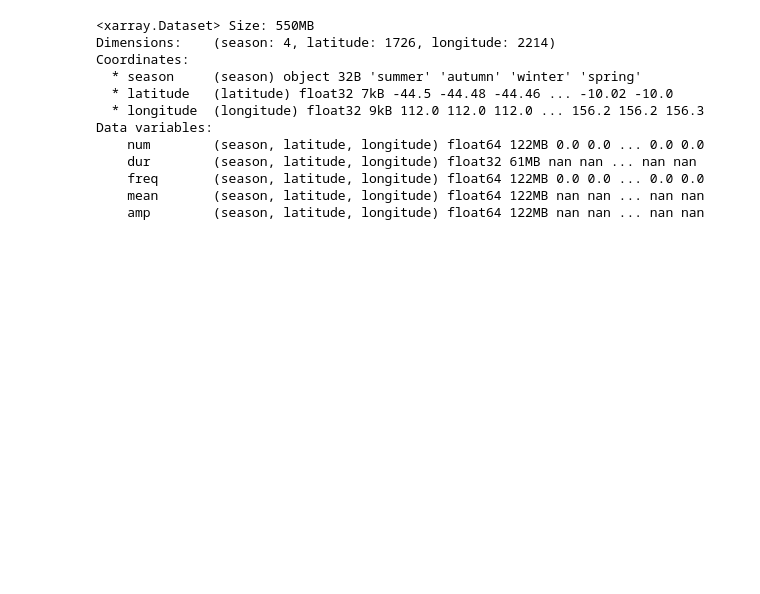
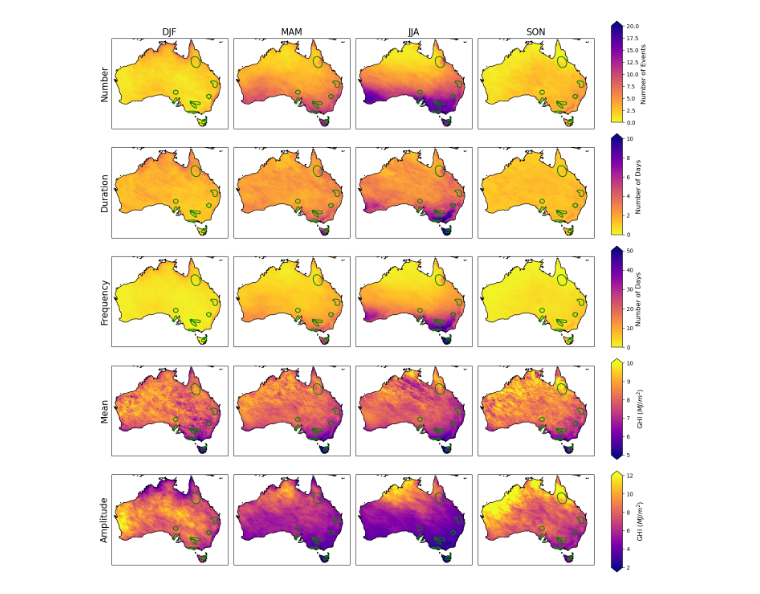
Before and after one commit to cdoedens/aus-historical-solar-droughts, a Jupyter notebook: code/python/notebooks/metric-maps.ipynb, the cells around one changed output. Cells and saved outputs as stored; diff of their text form; code cells hidden in the pictures; blank space fills up the shorter version.

```diff
--- a/code/python/notebooks/metric-maps.ipynb
+++ b/code/python/notebooks/metric-maps.ipynb
@@ -46,7 +46,7 @@ my_rez = rez[rez['Name'].isin(my_zones)]
 v_vals = {
     'freq': (0,50),
     'amp': (2,12),
-    'num': (0,16),
+    'num': (0,20),
     'dur': (0,10),
     'mean': (5,10)
 }
@@ -72,21 +72,23 @@ col_labels = {
     'winter': 'JJA',
     'spring': 'SON'
 }
+
+extend = {
+    'freq': 'max',
+    'amp': 'both',
+    'num': 'max',
+    'dur': 'max',
+    'mean': 'both'
+}
-# %%
-ds
-# %% [output]
-<xarray.Dataset> Size: 550MB
-Dimensions:    (season: 4, latitude: 1726, longitude: 2214)
-Coordinates:
-  * season     (season) object 32B 'summer' 'autumn' 'winter' 'spring'
-  * latitude   (latitude) float32 7kB -44.5 -44.48 -44.46 ... -10.02 -10.0
-  * longitude  (longitude) float32 9kB 112.0 112.0 112.0 ... 156.2 156.2 156.3
-Data variables:
-    num        (season, latitude, longitude) float64 122MB 0.0 0.0 ... 0.0 0.0
-    dur        (season, latitude, longitude) float32 61MB nan nan ... nan nan
-    freq       (season, latitude, longitude) float64 122MB 0.0 0.0 ... 0.0 0.0
-    mean       (season, latitude, longitude) float64 122MB nan nan ... nan nan
-    amp        (season, latitude, longitude) float64 122MB nan nan ... nan nan
+# %%
+data = ds['num'].sel(season='summer')
+land_mask = regionmask.defined_regions.natural_earth_v5_0_0.land_110.mask(data)
+plot_data = {}
+for i, var in enumerate(variables):
+    for j, season in enumerate(seasons):
+        data = ds[var].sel(season=season) #.squeeze()
+        key = f'{var}-{season}'
+        plot_data[key] = ds[var].sel(season=season).where(land_mask == 0)
 # %%
 # Start plotting
 fig, axes = plt.subplots(
@@ -106,10 +108,10 @@ for i, var in enumerate(variables):
 
     for j, season in enumerate(seasons):
         ax = axes[i, j]
-        # key = f'{var}-{season}'
-        # da_plot = plot_data[key]
-        land_mask = regionmask.defined_regions.natural_earth_v5_0_0.land_110.mask(ds)
-        da_plot = ds[var].sel(season=season).where(land_mask == 1)
+        key = f'{var}-{season}'
+        da_plot = plot_data[key]
+        # land_mask = regionmask.defined_regions.natural_earth_v5_0_0.land_110.mask(ds)
+        # da_plot = ds[var].sel(season=season).where(land_mask == 1)
 
         if i == 0:
             ax.set_title(col_labels[season], fontsize=16)
@@ -117,40 +119,42 @@ for i, var in enumerate(variables):
             ax.set_ylabel(row_labels[var], fontsize=16)
 
         mesh = ax.pcolormesh(
-            da_plot['longitude'].values,
-            da_plot['latitude'].values,
-            da_plot.values,
+            da_plot['longitude'],
+            da_plot['latitude'],
+            da_plot,
             cmap=cmap, shading='auto',
             transform=ccrs.PlateCarree(),
             vmin=vmin, vmax=vmax
         )
         ax.coastlines()
         ax.add_feature(cfeature.BORDERS, linewidth=0.5)
         ax.set_xticks([])
         ax.set_yticks([])
 
         # Add REZ shape:
         for geometry in my_rez.geometry:
             ax.add_geometries(
                 [geometry],
                 crs=ccrs.PlateCarree(),
                 facecolor='none',
                 edgecolor='green',
                 linewidth=1.5,
                 linestyle='-'
             )
 
 
     # Add shared colorbar for this metric (row)
     cbar_ax = fig.add_axes([
         0.92,                     # x-position (pushes cbar to the right)
         0.01 + (len(variables) - i - 1) * 0.2,  # y-position per row
         0.02,                     # width of cbar
         0.18                     # height (matches subplot height)
     ])
-    cbar = fig.colorbar(mesh, cax=cbar_ax)
+    cbar = fig.colorbar(mesh, cax=cbar_ax, extend=extend[var])
     cbar.set_label(cbar_labels[var], fontsize=12)
 
 plt.tight_layout(rect=[0, 0, 0.9, 1])
 plt.savefig(f'{fig_dir}/metric_map.png')
 plt.show()
+# %% [output]
+[figure, added]
```
Also changed, not shown: 1 other file.
